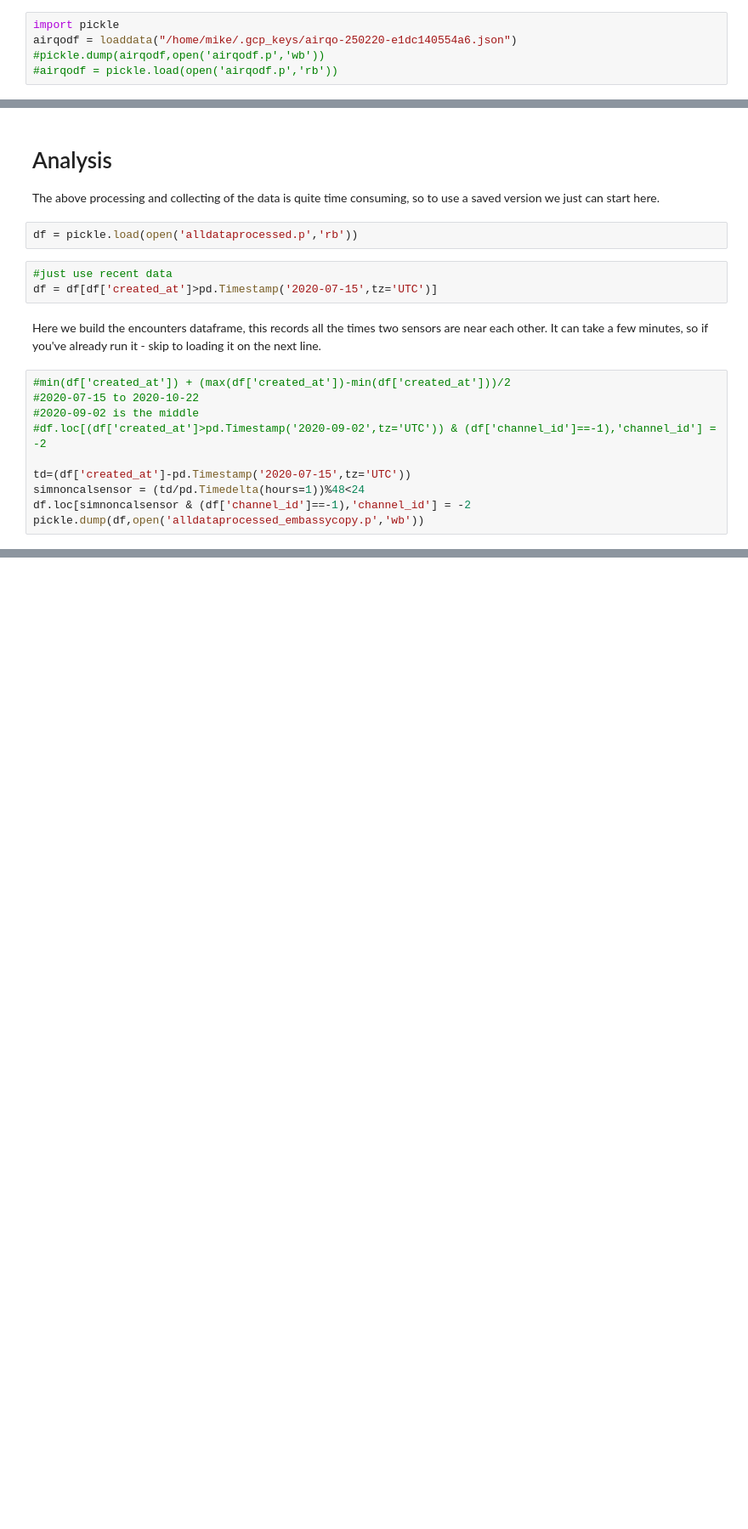
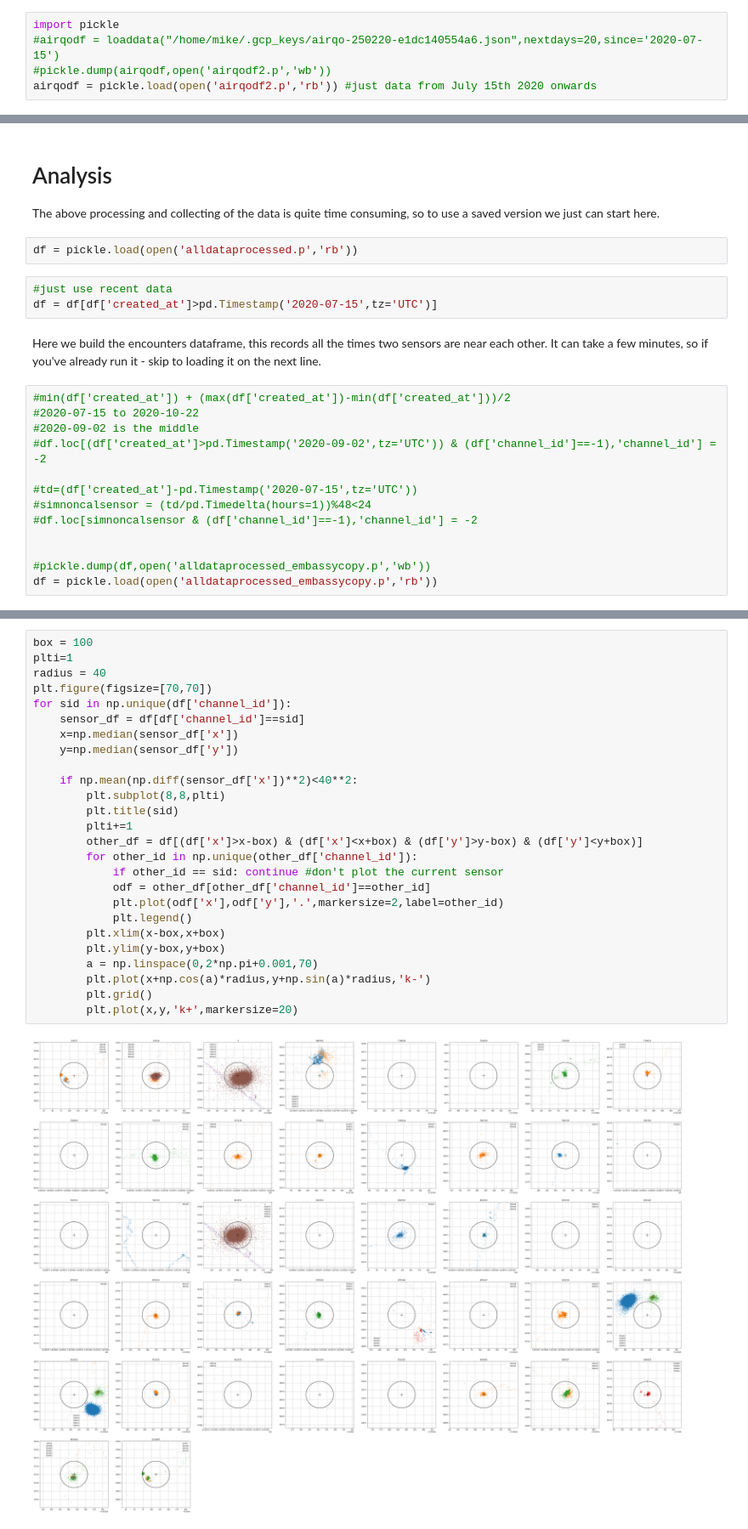
Before and after one commit to lionfish0/experimentation, a Jupyter notebook: Parse Kampala Data.ipynb, the cells around one changed output, grey strips where cells are left out. Shown at 85% size. Cells and saved outputs as stored; diff of their text form; blank space fills up the shorter version.

```diff
--- a/Parse Kampala Data.ipynb
+++ b/Parse Kampala Data.ipynb
@@ -17,6 +17,6 @@ This method takes a long time as it downloads data from GCP.
 Typically I comment it out and just use the local copy.
 # %%
 import pickle
-airqodf = loaddata("/home/mike/.gcp_keys/airqo-250220-e1dc140554a6.json")
-#pickle.dump(airqodf,open('airqodf.p','wb'))
-#airqodf = pickle.load(open('airqodf.p','rb'))
+#airqodf = loaddata("/home/mike/.gcp_keys/airqo-250220-e1dc140554a6.json",nextdays=20,since='2020-07-15')
+#pickle.dump(airqodf,open('airqodf2.p','wb'))
+airqodf = pickle.load(open('airqodf2.p','rb')) #just data from July 15th 2020 onwards
@@ -98,8 +83,11 @@ It can take a few minutes, so if you've already run it - skip to loading it on t
 #2020-09-02 is the middle
 #df.loc[(df['created_at']>pd.Timestamp('2020-09-02',tz='UTC')) & (df['channel_id']==-1),'channel_id'] = -2
 
-td=(df['created_at']-pd.Timestamp('2020-07-15',tz='UTC'))
-simnoncalsensor = (td/pd.Timedelta(hours=1))%48<24
-df.loc[simnoncalsensor & (df['channel_id']==-1),'channel_id'] = -2
-pickle.dump(df,open('alldataprocessed_embassycopy.p','wb'))
+#td=(df['created_at']-pd.Timestamp('2020-07-15',tz='UTC'))
+#simnoncalsensor = (td/pd.Timedelta(hours=1))%48<24
+#df.loc[simnoncalsensor & (df['channel_id']==-1),'channel_id'] = -2
+
+
+#pickle.dump(df,open('alldataprocessed_embassycopy.p','wb'))
+df = pickle.load(open('alldataprocessed_embassycopy.p','rb'))
 # %%
@@ -125,0 +97,28 @@ pickle.dump(encounters,open('encounters_embassycopy.p','wb'))
+# %%
+box = 100
+plti=1
+radius = 40
+plt.figure(figsize=[70,70])
+for sid in np.unique(df['channel_id']):
+    sensor_df = df[df['channel_id']==sid]
+    x=np.median(sensor_df['x'])
+    y=np.median(sensor_df['y'])
+
+    if np.mean(np.diff(sensor_df['x'])**2)<40**2:
+        plt.subplot(8,8,plti)
+        plt.title(sid)
+        plti+=1
+        other_df = df[(df['x']>x-box) & (df['x']<x+box) & (df['y']>y-box) & (df['y']<y+box)]
+        for other_id in np.unique(other_df['channel_id']):
+            if other_id == sid: continue #don't plot the current sensor
+            odf = other_df[other_df['channel_id']==other_id]
+            plt.plot(odf['x'],odf['y'],'.',markersize=2,label=other_id)
+            plt.legend()
+        plt.xlim(x-box,x+box)
+        plt.ylim(y-box,y+box)
+        a = np.linspace(0,2*np.pi+0.001,70)
+        plt.plot(x+np.cos(a)*radius,y+np.sin(a)*radius,'k-')
+        plt.grid()
+        plt.plot(x,y,'k+',markersize=20)
+# %% [output]
+[figure, added]
```
Also changed, not shown: parts of 16 cells of this notebook.
